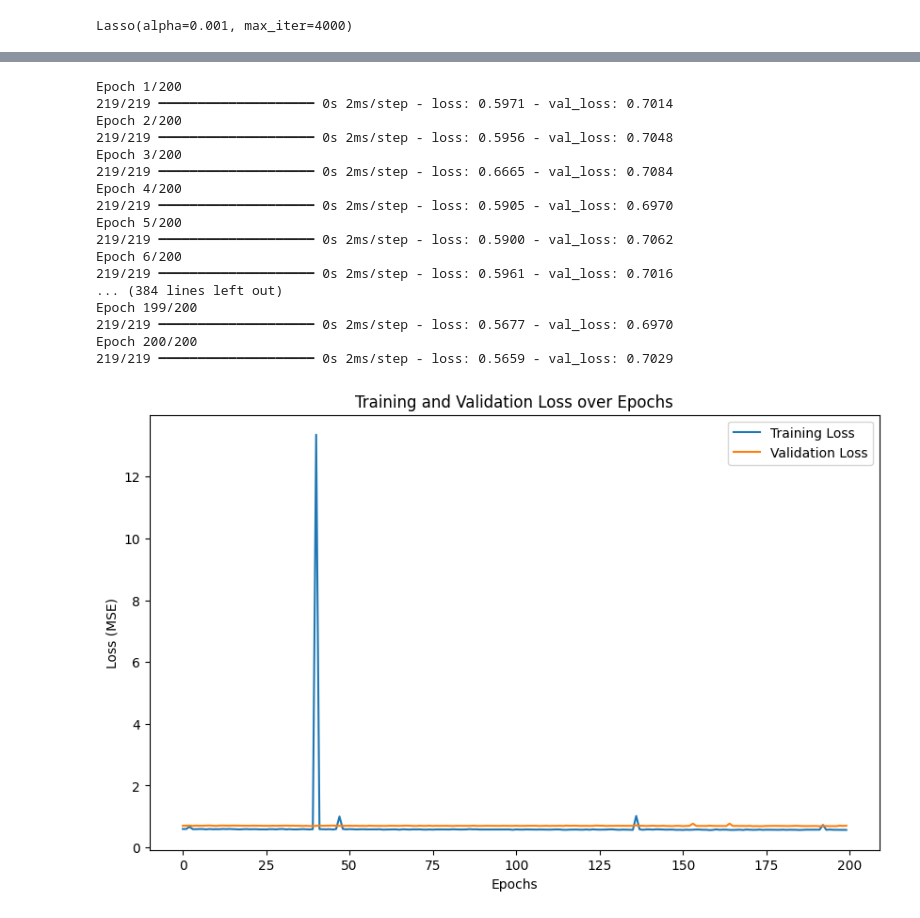
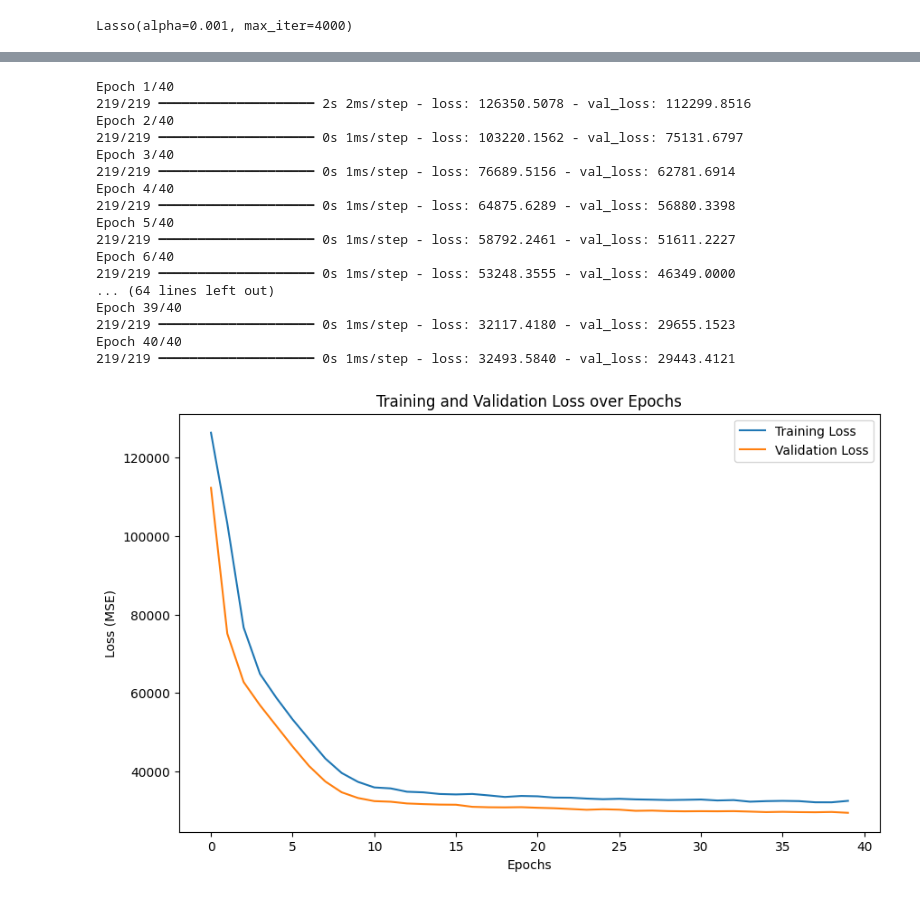
Before and after one commit to Lucas-Bussinger/EY-2026-AI-Challange, a Jupyter notebook: Model/featureTest.ipynb, the cells around one changed output, grey strips where cells are left out. Saved outputs shown, nothing was run; the diff lists cells and outputs as text; code cells hidden in the pictures.

Commit message:
escolha_de_modelo

```diff
--- a/Model/featureTest.ipynb
+++ b/Model/featureTest.ipynb
@@ -37,8 +37,24 @@ explained_variables = pd.read_csv('../Datasets/water_quality_training_dataset.cs
 joined_explaining_vars = combine_two_datasets(landsat_training_data, terra_climate_training_data)
 full_dataset = combine_two_datasets(joined_explaining_vars, explained_variables)
 
+# making sure the date of the smaples is converted to a numerical value, exploiting seasonality in the data, indicating seasonality
+# maybe we can use neural networks specificaly typed to deal with time series
+full_dataset['Sample Date'] = pd.to_datetime(full_dataset['Sample Date'], dayfirst=True)
+#full_dataset['WeekOfYear'] = full_dataset['Sample Date'].dt.isocalendar().week.astype(int)
+full_dataset['MonthOfYear'] = full_dataset['Sample Date'].dt.month
+#MAX_CYCLE = 52
+MAX_CYCLE = 12
 
-full_dataset = scale_data_return_dataframe(full_dataset, ['Latitude', 'Longitude', 'Sample Date'])
+
+# 4. Criar as features Sine e Cosine
+#full_dataset['WOY_sin'] = np.sin(2 * np.pi * full_dataset['WeekOfYear'] / MAX_CYCLE)
+#full_dataset['WOY_cos'] = np.cos(2 * np.pi * full_dataset['WeekOfYear'] / MAX_CYCLE)
+
+full_dataset['Month_sin'] = np.sin(2 * np.pi * full_dataset['MonthOfYear'] / MAX_CYCLE)
+full_dataset['Month_cos'] = np.cos(2 * np.pi * full_dataset['MonthOfYear'] / MAX_CYCLE)
+
+
+full_dataset, scaler = scale_data_return_dataframe(full_dataset, ['Latitude', 'Longitude', 'Sample Date', "Month_sin", "Month_cos", "Total Alkalinity", 'Electrical Conductance', 'Dissolved Reactive Phosphorus'])
 
 ranges_information = [f'{column} , range: {full_dataset[column].min()} to {full_dataset[column].max()}' for column in full_dataset.columns.drop(['Latitude', 'Longitude', 'Sample Date']).values]
 for information in ranges_information:
@@ -193,3 +226,7 @@ target_columns = ['Total Alkalinity']
+# %%
+
+feature_input_columns = all_data.columns.drop(['Latitude', 'Longitude', 'Sample Date', 'Total Alkalinity', 'Electrical Conductance', 'Dissolved Reactive Phosphorus'])
+target_columns = ['Total Alkalinity', 'Electrical Conductance', 'Dissolved Reactive Phosphorus']
 # %%
 max_iterations = 4000
 
@@ -261,17 +304,17 @@ RMSE: 0.908
 
 Model = Sequential([
     tf.keras.Input(shape=(X_train.shape[1],)),
-    Dense(10, activation="relu"),
     Dense(30, activation="relu"),
+    Dense(40, activation="relu"),
     Dropout(0.05),
-    Dense(30, activation="relu"),
+    Dense(50, activation="relu"),
     Dropout(0.05),
     Dense(30, activation="relu"),
     Dense(10, activation="relu"),
-    Dense(1, activation="linear")
+    Dense(3, activation="linear")
 ])
 
-Model.compile(optimizer=Adam(learning_rate=0.0004), loss="MSE") # tentar variar esse loss aqui
+Model.compile(optimizer=Adam(learning_rate=0.0003), loss="MSE") # tentar variar esse loss aqui
 
 Model.summary()
 # %% [output]
@@ -301,36 +344,36 @@ Model: "sequential_24"
 # %%
 #training:
 
-error_history = Model.fit(X_train, y_train, validation_data=(X_test, y_test), epochs=200, batch_size=32)
+error_history = Model.fit(X_train, y_train, validation_data=(X_test, y_test), epochs=40, batch_size=32)
 
 # plotting the error history:
 plt.figure(figsize=(10, 6))
 plt.plot(error_history.history['loss'], label='Training Loss')
 plt.plot(error_history.history['val_loss'], label='Validation Loss')
 plt.xlabel('Epochs')
 plt.ylabel('Loss (MSE)')
 plt.title('Training and Validation Loss over Epochs')
 plt.legend()
 plt.show()
 # %% [output]
-Epoch 1/200
-219/219 ━━━━━━━━━━━━━━━━━━━━ 0s 2ms/step - loss: 0.5971 - val_loss: 0.7014
-Epoch 2/200
-219/219 ━━━━━━━━━━━━━━━━━━━━ 0s 2ms/step - loss: 0.5956 - val_loss: 0.7048
-Epoch 3/200
-219/219 ━━━━━━━━━━━━━━━━━━━━ 0s 2ms/step - loss: 0.6665 - val_loss: 0.7084
-Epoch 4/200
-219/219 ━━━━━━━━━━━━━━━━━━━━ 0s 2ms/step - loss: 0.5905 - val_loss: 0.6970
-Epoch 5/200
-219/219 ━━━━━━━━━━━━━━━━━━━━ 0s 2ms/step - loss: 0.5900 - val_loss: 0.7062
-Epoch 6/200
-219/219 ━━━━━━━━━━━━━━━━━━━━ 0s 2ms/step - loss: 0.5961 - val_loss: 0.7016
-... (384 lines left out)
-Epoch 199/200
-219/219 ━━━━━━━━━━━━━━━━━━━━ 0s 2ms/step - loss: 0.5677 - val_loss: 0.6970
-Epoch 200/200
-219/219 ━━━━━━━━━━━━━━━━━━━━ 0s 2ms/step - loss: 0.5659 - val_loss: 0.7029
+Epoch 1/40
+219/219 ━━━━━━━━━━━━━━━━━━━━ 2s 2ms/step - loss: 126350.5078 - val_loss: 112299.8516
+Epoch 2/40
+219/219 ━━━━━━━━━━━━━━━━━━━━ 0s 1ms/step - loss: 103220.1562 - val_loss: 75131.6797
+Epoch 3/40
+219/219 ━━━━━━━━━━━━━━━━━━━━ 0s 1ms/step - loss: 76689.5156 - val_loss: 62781.6914
+Epoch 4/40
+219/219 ━━━━━━━━━━━━━━━━━━━━ 0s 1ms/step - loss: 64875.6289 - val_loss: 56880.3398
+Epoch 5/40
+219/219 ━━━━━━━━━━━━━━━━━━━━ 0s 1ms/step - loss: 58792.2461 - val_loss: 51611.2227
+Epoch 6/40
+219/219 ━━━━━━━━━━━━━━━━━━━━ 0s 1ms/step - loss: 53248.3555 - val_loss: 46349.0000
+... (64 lines left out)
+Epoch 39/40
+219/219 ━━━━━━━━━━━━━━━━━━━━ 0s 1ms/step - loss: 32117.4180 - val_loss: 29655.1523
+Epoch 40/40
+219/219 ━━━━━━━━━━━━━━━━━━━━ 0s 1ms/step - loss: 32493.5840 - val_loss: 29443.4121
-[figure, old version]
+[figure, new version]
 # %%
 y_train_neural_pred = Model.predict(X_train)
 y_test_neural_pred = Model.predict(X_test)
```
Also changed, not shown: parts of 32 cells of this notebook, 3 other files.
